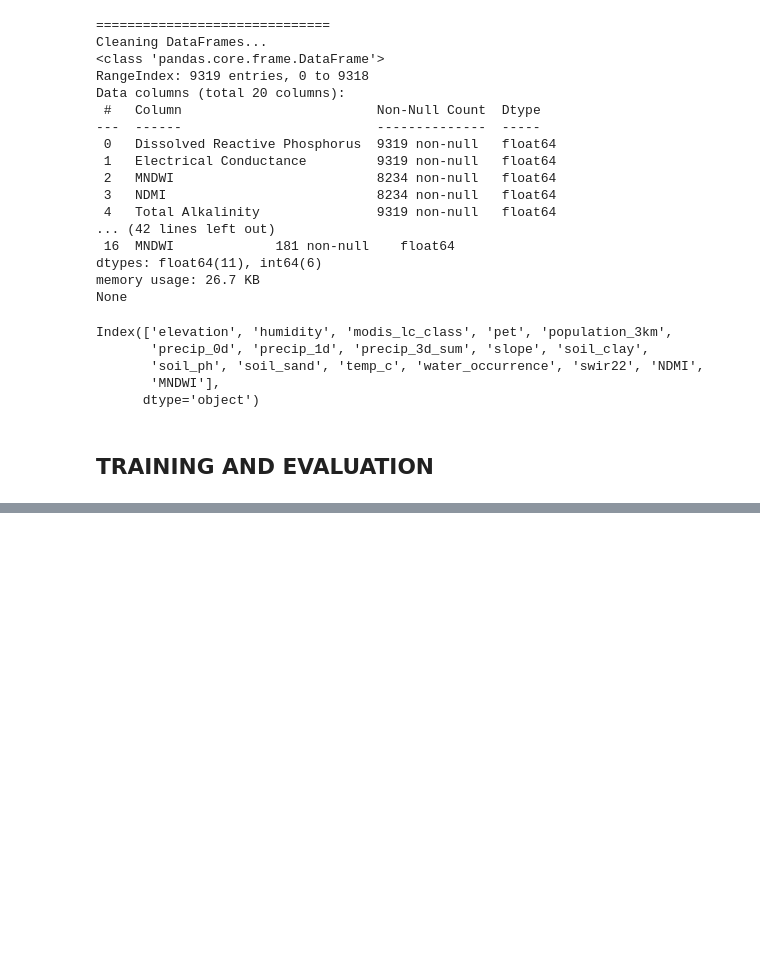
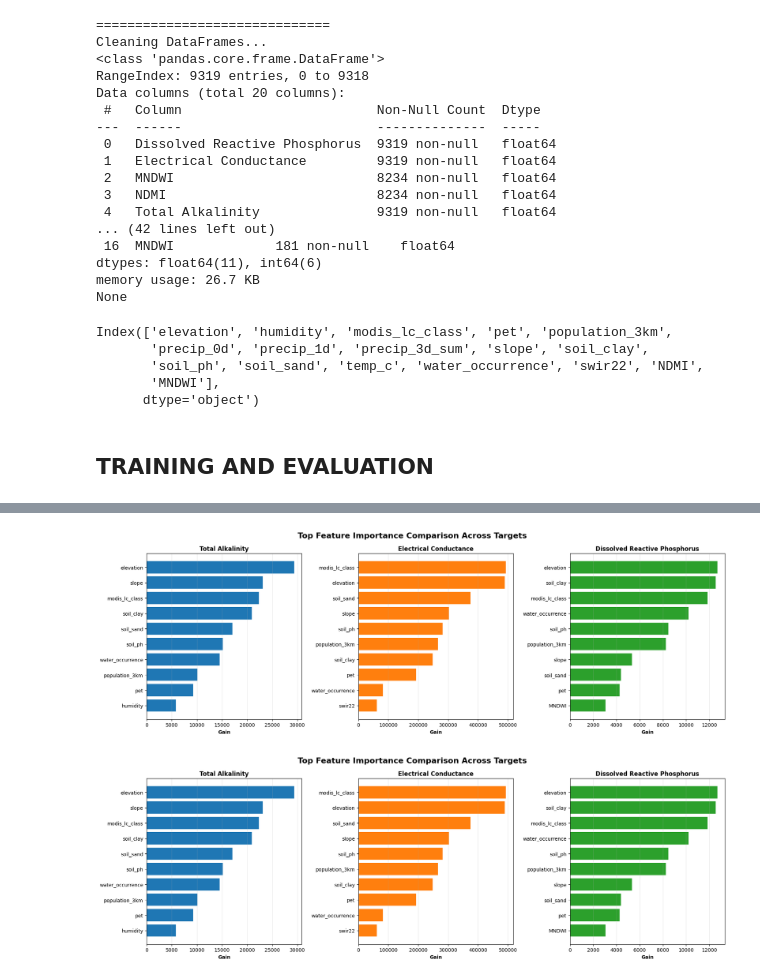
Before and after one commit to TonnieD/EY_AI_-_Data_Challenge, a Jupyter notebook: index.ipynb, the cells around one changed output, grey strips where cells are left out. Saved outputs shown, nothing was run; the diff lists cells and outputs as text; code cells hidden in the pictures; blank space fills up the shorter version.

Commit message:
Trained XGBoost model with the enreached feature dataset

```diff
--- a/index.ipynb
+++ b/index.ipynb
@@ -126,0 +323,38 @@ target_cols = ['Dissolved Reactive Phosphorus', 'Electrical Conductance', 'Total
+# %%
+def compare_feature_importance(models, names, feature_names, top_n=10):
+    """Compare top features across all three models."""
+    fig, axes = plt.subplots(1, 3, figsize=(18, 6))
+    fig.suptitle('Top Feature Importance Comparison Across Targets',
+                 fontsize=16, fontweight='bold')
+
+    for idx, (model, name, ax) in enumerate(zip(models, names, axes)):
+        importance_gain = model.get_booster().get_score(importance_type='gain')
+
+        # Map feature indices to names
+        feature_map = {f'f{i}': fname for i, fname in enumerate(feature_names)}
+        imp_df = pd.DataFrame({
+            'Feature': [feature_map.get(k, k) for k in importance_gain.keys()],
+            'Importance': list(importance_gain.values())
+        }).sort_values('Importance', ascending=True).tail(top_n)
+
+        ax.barh(imp_df['Feature'], imp_df['Importance'], color=f'C{idx}')
+        ax.set_xlabel('Gain', fontweight='bold')
+        ax.set_title(name, fontweight='bold')
+        ax.grid(axis='x', alpha=0.3)
+
+    plt.tight_layout()
+    plt.savefig('feature_importance_comparison.png', dpi=300, bbox_inches='tight')
+    plt.show()
+
+    return fig
+
+# Compare feature importance
+compare_feature_importance(
+    models=[model_TA, model_EC, model_DRP],
+    names=['Total Alkalinity', 'Electrical Conductance', 'Dissolved Reactive Phosphorus'],
+    feature_names=X.columns.tolist(),
+    top_n=10
+)
+# %% [output]
+[figure, added]
+[figure, added]
```
Also changed, not shown: parts of 7 cells of this notebook, 9 other files.
